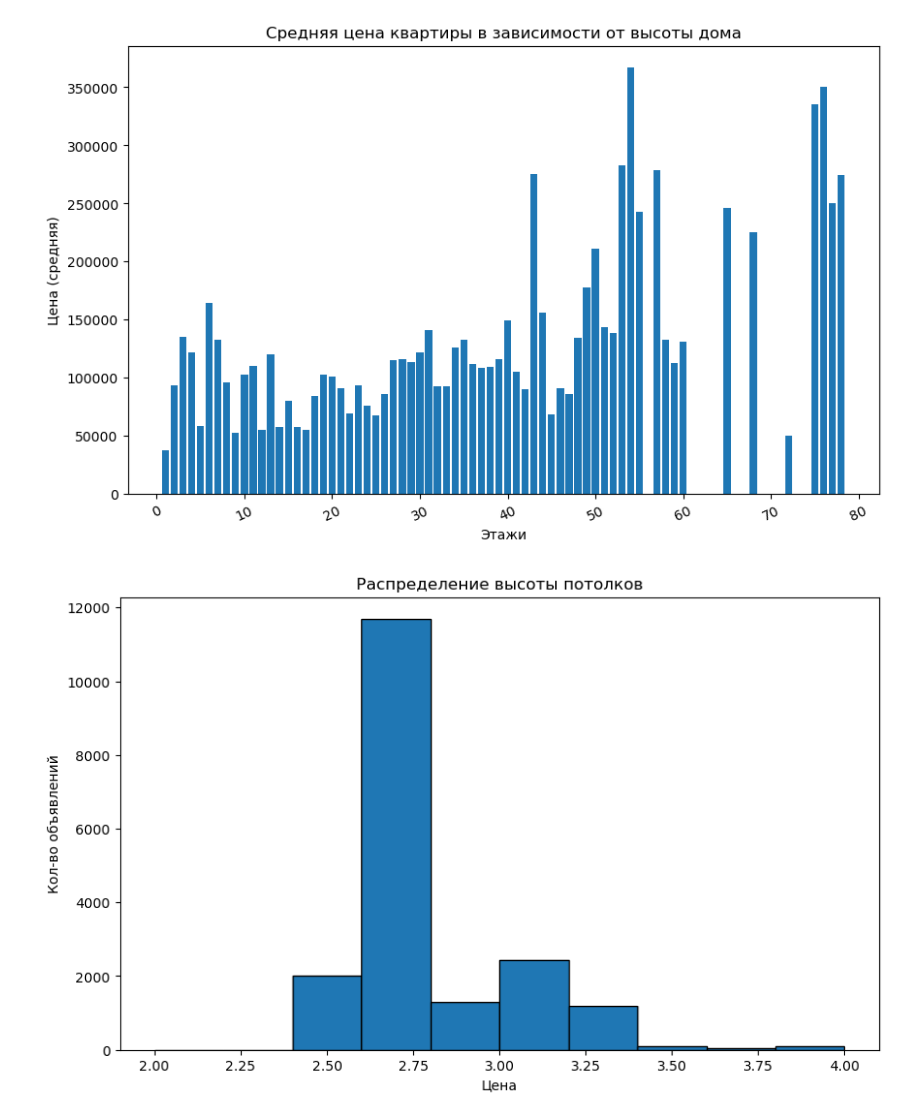
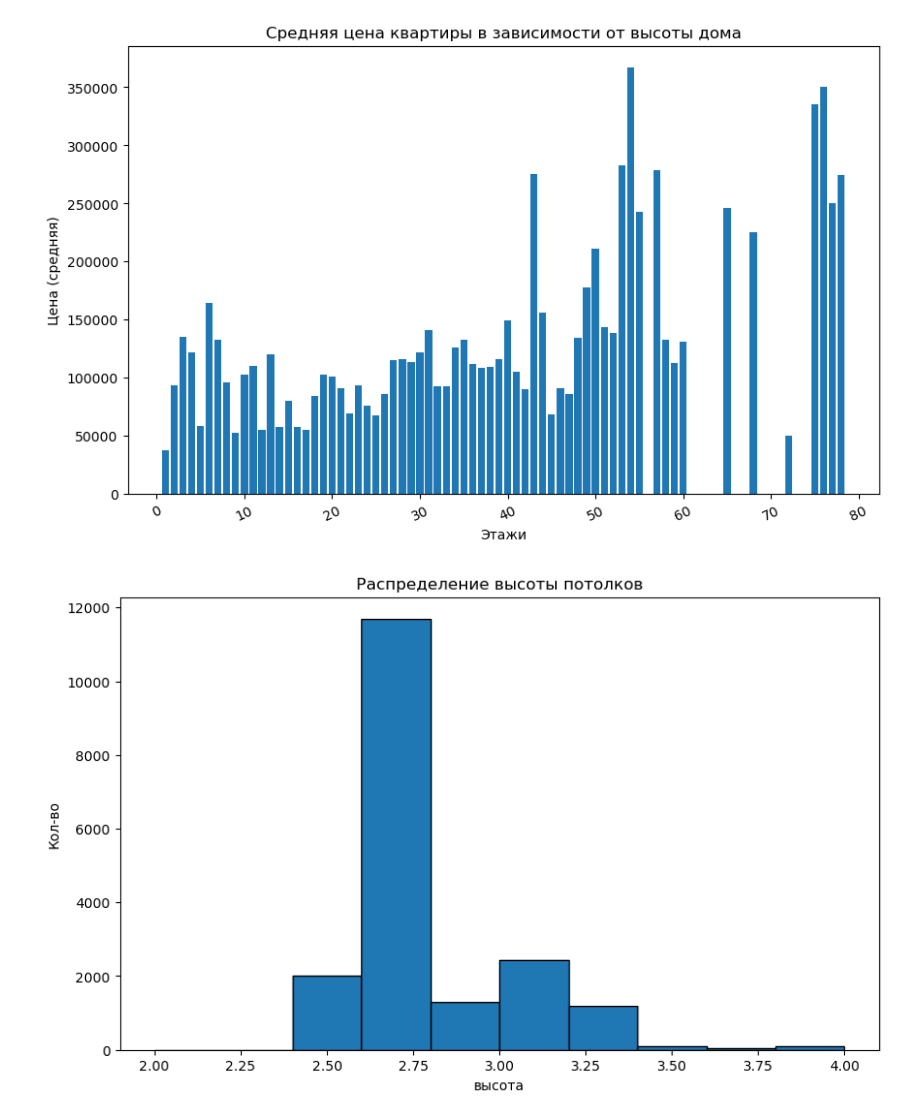
Before and after one commit to b4dm0nd4y/elbrus_ds_project_0, a Jupyter notebook: notebooks/preprocessing.ipynb, the cells around one changed output. Cells and saved outputs as stored; diff of their text form; code cells hidden in the pictures.

```diff
--- a/notebooks/preprocessing.ipynb
+++ b/notebooks/preprocessing.ipynb
@@ -543,15 +543,22 @@ plt.show();
 [figure]
 # %%
 df = df.loc[df['ceilings'].between(2, 4)]
+# %%
+fig, ax = plt.subplots(figsize=(10,6))
+
+ax.hist(df['ceilings'], bins=10, edgecolor='black')
+
+ax.set_title('Распределение высоты потолков')
+ax.set_xlabel('высота')
+ax.set_ylabel('Кол-во')
+
+plt.show();
+# %% [output]
+[figure, added]
 # %%
-fig, ax = plt.subplots(figsize=(10,6))
-
-ax.hist(df['ceilings'], bins=10, edgecolor='black')
-
-ax.set_title('Распределение высоты потолков')
-ax.set_xlabel('Цена')
-ax.set_ylabel('Кол-во объявлений')
-
-plt.show();
+q1= df["area_square"].quantile(0.25)
+q3= df["area_square"].quantile(0.75)
+iqr=q3-q1
+left=q1-3*iqr
+right=q3+3*iqr
+df=df.loc[df['area_square'].between(left, right)]
-# %% [output]
-[figure, removed]
```
Also changed, not shown: parts of 5 cells of this notebook.
